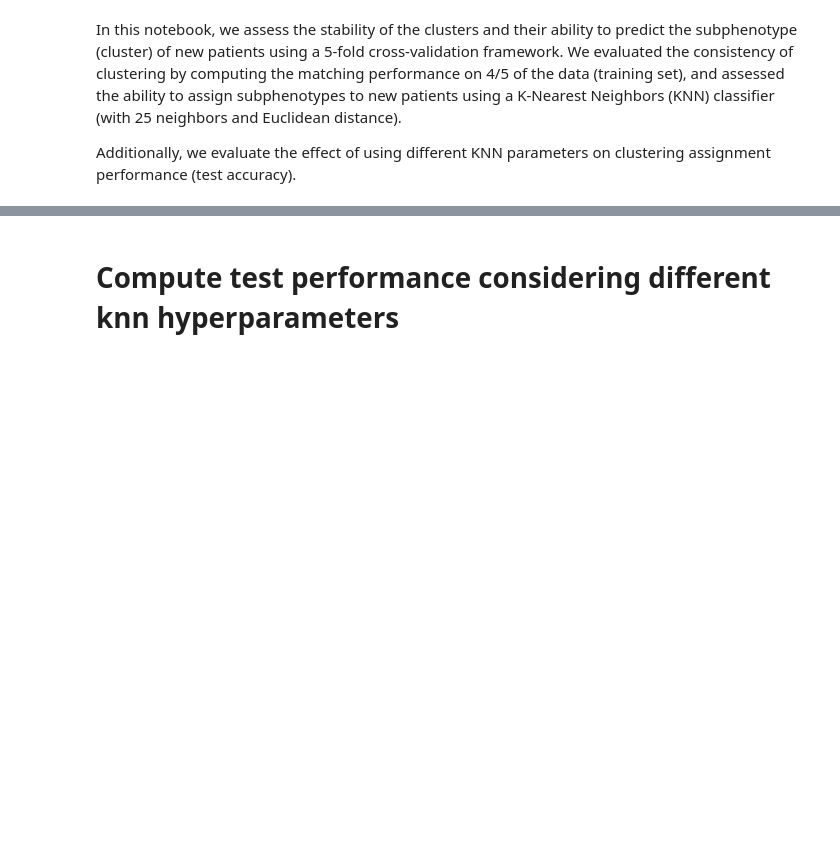
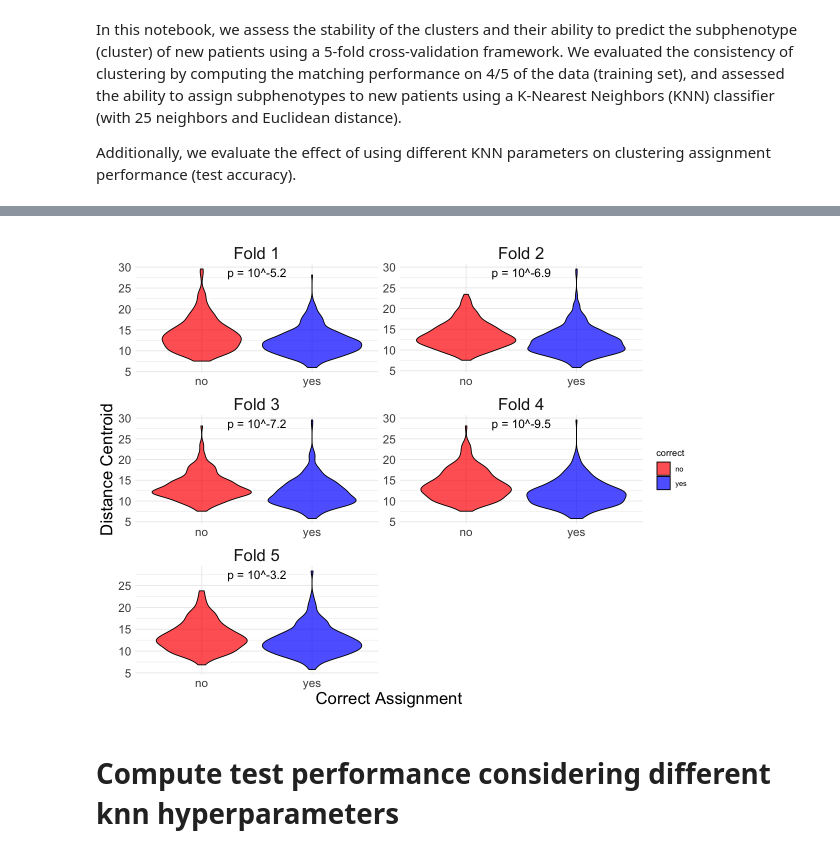
Before and after one commit to istars-fmul/proj-sciii-diagnostic, a Jupyter notebook: notebooks/step4.2_cross_validation.ipynb, the cells around one changed output, grey strips where cells are left out. Cells and saved outputs as stored; diff of their text form; code cells hidden in the pictures; blank space fills up the shorter version.

```diff
--- a/notebooks/step4.2_cross_validation.ipynb
+++ b/notebooks/step4.2_cross_validation.ipynb
@@ -87,3 +126,8 @@ df_korean_cepha_measurements <- read.csv(config$dataset$cephalometric_measuremen
+# %%
+# Explore the distance to centroid per fold for correctly assigned and misassigned samples
+violin_plot_training_metric(df_cross_validation = cross_validation$df_cross_validation %>% rename(`Distance Centroid` = ground_truth_metric), which_folds = 1:5, output_path = output_path, name_metric= 'Distance Centroid')
+# %% [output]
+[figure, added]
 # %% [markdown]
 # Compute test performance considering different knn hyperparameters
 # %%
```
Also changed, not shown: parts of 22 cells of this notebook, 24 other files.
